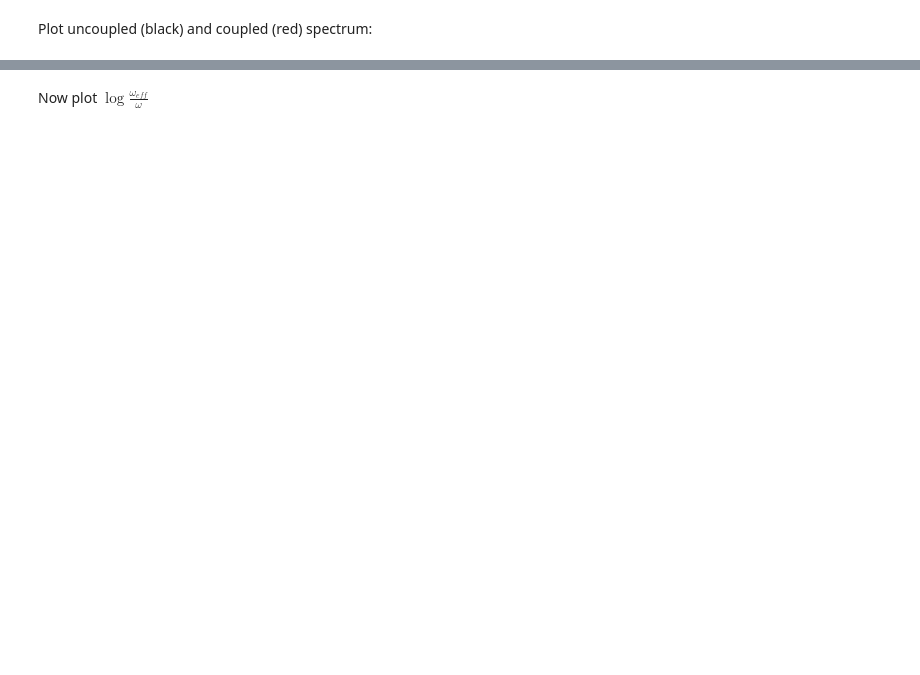
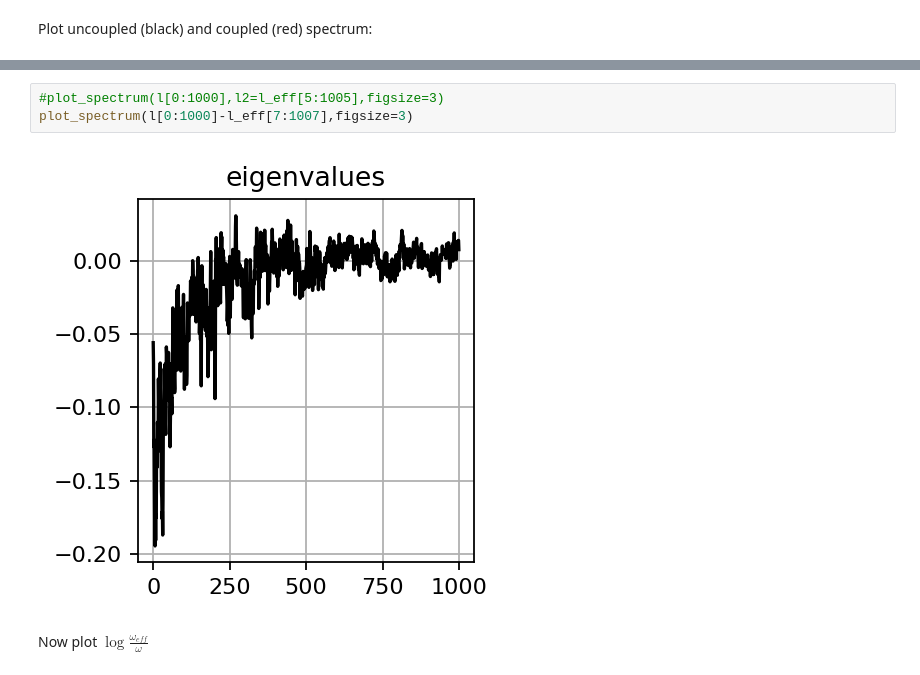
Before and after one commit to fredericpoitevin/ASIC_modelling, a Jupyter notebook: binding energy.ipynb, the cells around one changed output, grey strips where cells are left out. Saved outputs shown, nothing was run; the diff lists cells and outputs as text; blank space fills up the shorter version.

```diff
--- a/binding energy.ipynb
+++ b/binding energy.ipynb
@@ -120,3 +127,8 @@ plot_spectrum(l,l2=l_eff,figsize=3)
+# %%
+#plot_spectrum(l[0:1000],l2=l_eff[5:1005],figsize=3)
+plot_spectrum(l[0:1000]-l_eff[7:1007],figsize=3)
+# %% [output]
+[figure, added]
 # %% [markdown]
 Now plot $\log \frac{\omega_{eff}}{\omega}$
 # %%
```
Also changed, not shown: parts of 9 cells of this notebook, 20 other files.
